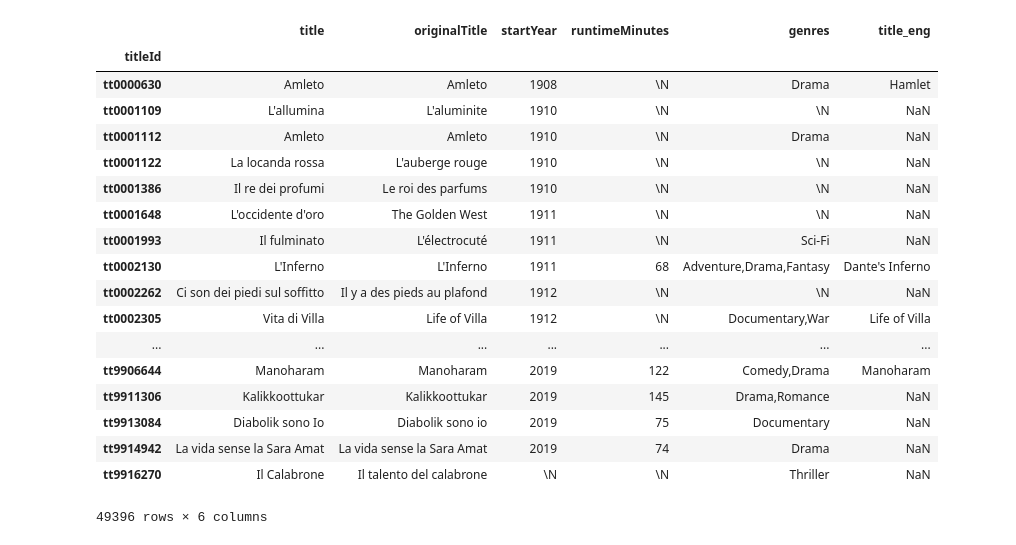
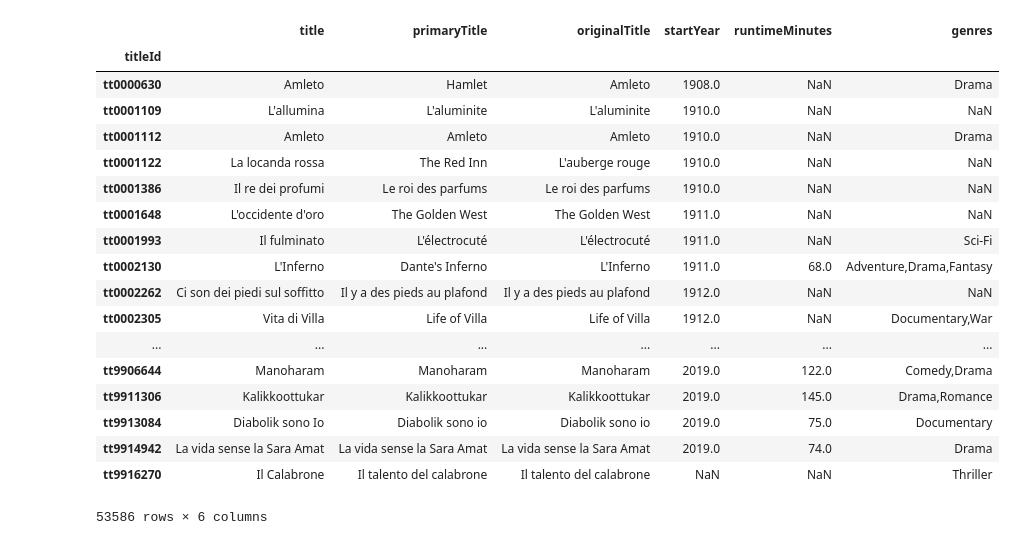
Before and after one commit to mirko-laruina/lsmsdb-Movienator, a Jupyter notebook: scripts/parse_dataset.ipynb, the cells around one changed output. Cells and saved outputs as stored; diff of their text form; code cells hidden in the pictures.

Commit message:
parse_dataset: fix errors with certain movies
1) using PrimaryTitle instead of title_eng, which was wrong sometimes
2) fix tsv parsing by adding encoding and quoting settings to read_csv

```diff
--- a/scripts/parse_dataset.ipynb
+++ b/scripts/parse_dataset.ipynb
@@ -9,7 +30,5 @@ title_basics=pd.read_csv(dataset_location+'title.basics.tsv.gz', delimiter='\t')
 # %%
 #only italians
-title_ita=title_akas.loc[title_akas['region']=="IT"]
-title_eng=title_akas.loc[title_akas['region']=="US"]
+title_ita = title_akas.loc[title_akas['region']=="IT"]
+title_ita = title_ita.drop_duplicates(subset ="titleId", keep = 'first')
+title_ita = title_ita.set_index('titleId')
-# %%
-title_ita.drop_duplicates(subset ="titleId", keep = 'first', inplace = True)
-title_eng.drop_duplicates(subset ="titleId", keep = 'first', inplace = True)
@@ -24,4 +35,5 @@ See the caveats in the documentation: http://pandas.pydata.org/pandas-docs/stabl
 # %%
-#join ita e basics
-title_joined=title_ita.set_index('titleId').join(title_basics.set_index('tconst')).join(title_eng.set_index('titleId'), rsuffix="_eng")
-title_joined.index.name = 'titleId'
+#join ita e movies
+title_movies_ita=title_ita.join(title_movies, how='inner')
+title_movies_ita.index.name = 'titleId'
+title_movies_ita
@@ -28,4 +59,0 @@ title_joined.index.name = 'titleId'
-# %%
-#only movies
-title_movies_ita=title_joined.loc[title_joined['titleType']=="movie"]
-title_movies_ita
@@ -61,30 +67,28 @@ Index(['ordering', 'title', 'region', 'language', 'types', 'attributes',
 # %%
 #Movie{id, title, original_title, runtime, country, year, characters, directors, genres, ratings, tot_rating}
 #remove useless columns
 title_movies_ita=title_movies_ita.drop(['ordering', 'region', 'language', 'types', 'attributes',
-       'isOriginalTitle', 'titleType', 'primaryTitle',
-       'isAdult', 'endYear',
-       'ordering_eng', 'region_eng', 'language_eng', 'types_eng',
-       'attributes_eng', 'isOriginalTitle_eng'], axis=1)
+       'isOriginalTitle', 'titleType',
+       'isAdult', 'endYear'], axis=1)
 title_movies_ita
 # %% [output]
-|  | title | originalTitle | startYear | runtimeMinutes | genres | title_eng |
+|  | title | primaryTitle | originalTitle | startYear | runtimeMinutes | genres |
 | titleId |  |  |  |  |  |  |
-| tt0000630 | Amleto | Amleto | 1908 | \N | Drama | Hamlet |
-| tt0001109 | L'allumina | L'aluminite | 1910 | \N | \N | NaN |
-| tt0001112 | Amleto | Amleto | 1910 | \N | Drama | NaN |
-| tt0001122 | La locanda rossa | L'auberge rouge | 1910 | \N | \N | NaN |
-| tt0001386 | Il re dei profumi | Le roi des parfums | 1910 | \N | \N | NaN |
-| tt0001648 | L'occidente d'oro | The Golden West | 1911 | \N | \N | NaN |
-| tt0001993 | Il fulminato | L'électrocuté | 1911 | \N | Sci-Fi | NaN |
-| tt0002130 | L'Inferno | L'Inferno | 1911 | 68 | Adventure,Drama,Fantasy | Dante's Inferno |
-| tt0002262 | Ci son dei piedi sul soffitto | Il y a des pieds au plafond | 1912 | \N | \N | NaN |
-| tt0002305 | Vita di Villa | Life of Villa | 1912 | \N | Documentary,War | Life of Villa |
+| tt0000630 | Amleto | Hamlet | Amleto | 1908.0 | NaN | Drama |
+| tt0001109 | L'allumina | L'aluminite | L'aluminite | 1910.0 | NaN | NaN |
+| tt0001112 | Amleto | Amleto | Amleto | 1910.0 | NaN | Drama |
+| tt0001122 | La locanda rossa | The Red Inn | L'auberge rouge | 1910.0 | NaN | NaN |
+| tt0001386 | Il re dei profumi | Le roi des parfums | Le roi des parfums | 1910.0 | NaN | NaN |
+| tt0001648 | L'occidente d'oro | The Golden West | The Golden West | 1911.0 | NaN | NaN |
+| tt0001993 | Il fulminato | L'électrocuté | L'électrocuté | 1911.0 | NaN | Sci-Fi |
+| tt0002130 | L'Inferno | Dante's Inferno | L'Inferno | 1911.0 | 68.0 | Adventure,Drama,Fantasy |
+| tt0002262 | Ci son dei piedi sul soffitto | Il y a des pieds au plafond | Il y a des pieds au plafond | 1912.0 | NaN | NaN |
+| tt0002305 | Vita di Villa | Life of Villa | Life of Villa | 1912.0 | NaN | Documentary,War |
 | ... | ... | ... | ... | ... | ... | ... |
-| tt9906644 | Manoharam | Manoharam | 2019 | 122 | Comedy,Drama | Manoharam |
-| tt9911306 | Kalikkoottukar | Kalikkoottukar | 2019 | 145 | Drama,Romance | NaN |
-| tt9913084 | Diabolik sono Io | Diabolik sono io | 2019 | 75 | Documentary | NaN |
-| tt9914942 | La vida sense la Sara Amat | La vida sense la Sara Amat | 2019 | 74 | Drama | NaN |
-| tt9916270 | Il Calabrone | Il talento del calabrone | \N | \N | Thriller | NaN |
+| tt9906644 | Manoharam | Manoharam | Manoharam | 2019.0 | 122.0 | Comedy,Drama |
+| tt9911306 | Kalikkoottukar | Kalikkoottukar | Kalikkoottukar | 2019.0 | 145.0 | Drama,Romance |
+| tt9913084 | Diabolik sono Io | Diabolik sono io | Diabolik sono io | 2019.0 | 75.0 | Documentary |
+| tt9914942 | La vida sense la Sara Amat | La vida sense la Sara Amat | La vida sense la Sara Amat | 2019.0 | 74.0 | Drama |
+| tt9916270 | Il Calabrone | Il talento del calabrone | Il talento del calabrone | NaN | NaN | Thriller |
-49396 rows × 6 columns
+53586 rows × 6 columns
 # %%
```
Also changed, not shown: parts of 35 cells of this notebook, 1 other file.
